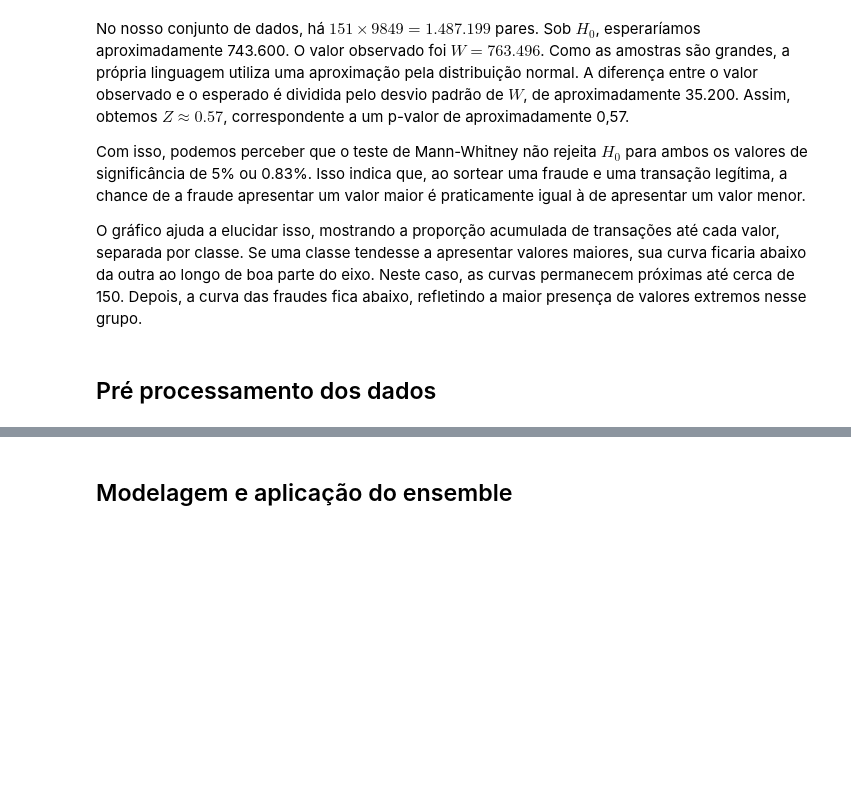
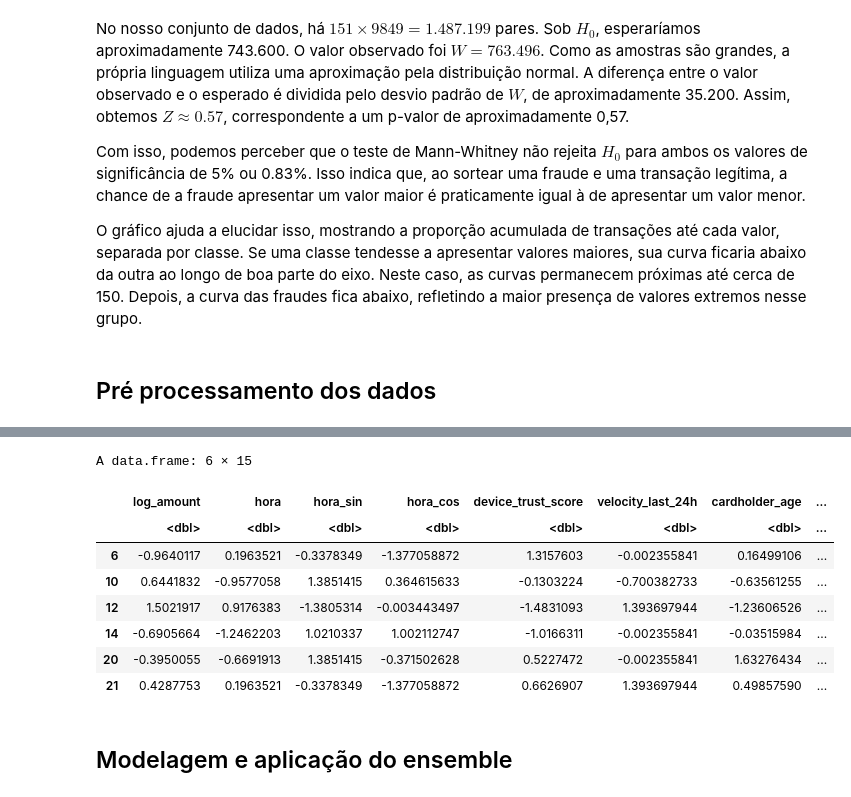
Before and after one commit to luiseduaardo/credit-card-fraud-detection, a Jupyter notebook: analysis.ipynb, the cells around one changed output, grey strips where cells are left out. Drawn from its saved outputs; the diff is of its cells as text; code cells hidden in the pictures; blank space fills up the shorter version.

```diff
--- a/analysis.ipynb
+++ b/analysis.ipynb
@@ -1569,3 +1529,15 @@ Resumo do que a etapa de modelagem recebe:
+# %%
+head(teste)
+# %% [output]
+A data.frame: 6 × 15
+|  | log_amount | hora | hora_sin | hora_cos | device_trust_score | velocity_last_24h | cardholder_age | ... |
+|  | <dbl> | <dbl> | <dbl> | <dbl> | <dbl> | <dbl> | <dbl> | ... |
+| 6 | -0.9640117 | 0.1963521 | -0.3378349 | -1.377058872 | 1.3157603 | -0.002355841 | 0.16499106 | ... |
+| 10 | 0.6441832 | -0.9577058 | 1.3851415 | 0.364615633 | -0.1303224 | -0.700382733 | -0.63561255 | ... |
+| 12 | 1.5021917 | 0.9176383 | -1.3805314 | -0.003443497 | -1.4831093 | 1.393697944 | -1.23606526 | ... |
+| 14 | -0.6905664 | -1.2462203 | 1.0210337 | 1.002112747 | -1.0166311 | -0.002355841 | -0.03515984 | ... |
+| 20 | -0.3950055 | -0.6691913 | 1.3851415 | -0.371502628 | 0.5227472 | -0.002355841 | 1.63276434 | ... |
+| 21 | 0.4287753 | 0.1963521 | -0.3378349 | -1.377058872 | 0.6626907 | 1.393697944 | 0.49857590 | ... |
 # %% [markdown]
 ## Modelagem e aplicação do ensemble
 # %% [markdown]
```
Also changed, not shown: parts of 39 cells of this notebook.
